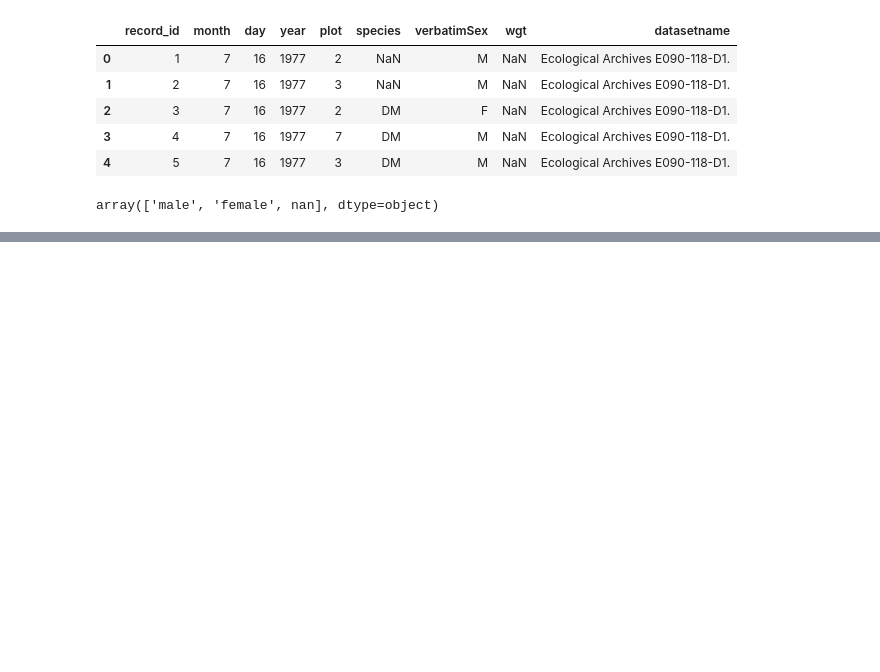
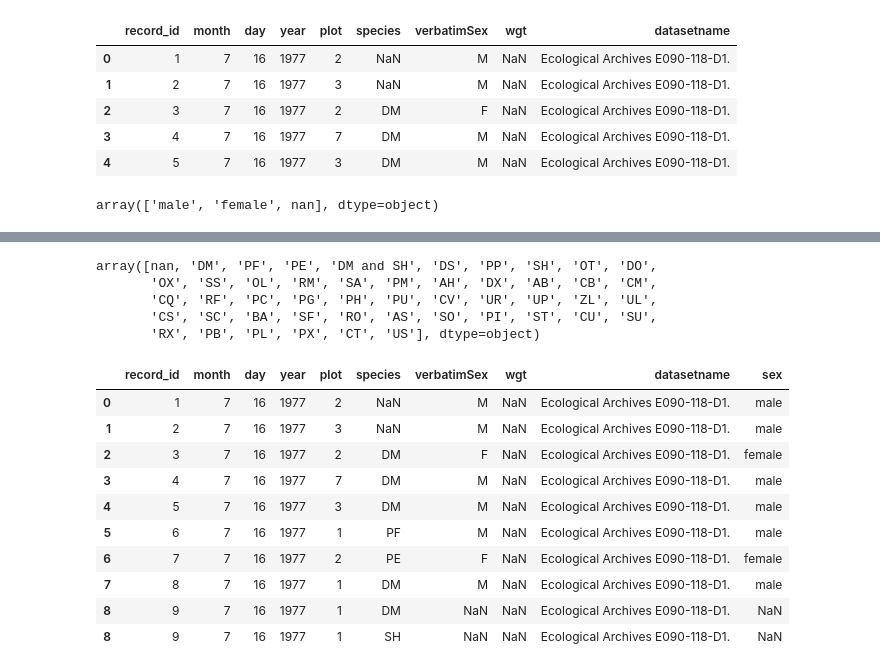
Before and after one commit to afedyanin/msu-data-analysis, a Jupyter notebook: notebooks/msu/ad-task-003.ipynb, the cells around one changed output, grey strips where cells are left out. Drawn from its saved outputs; the diff is of its cells as text; code cells hidden in the pictures; blank space fills up the shorter version.

```diff
--- a/notebooks/msu/ad-task-003.ipynb
+++ b/notebooks/msu/ad-task-003.ipynb
@@ -116,0 +124,50 @@ array(['male', 'female', nan], dtype=object)
+# %%
+survey_data["species"].unique()
+#survey_data.head(10)
+# %% [output]
+array([nan, 'DM', 'PF', 'PE', 'DM and SH', 'DS', 'PP', 'SH', 'OT', 'DO',
+       'OX', 'SS', 'OL', 'RM', 'SA', 'PM', 'AH', 'DX', 'AB', 'CB', 'CM',
+       'CQ', 'RF', 'PC', 'PG', 'PH', 'PU', 'CV', 'UR', 'UP', 'ZL', 'UL',
+       'CS', 'SC', 'BA', 'SF', 'RO', 'AS', 'SO', 'PI', 'ST', 'CU', 'SU',
+       'RX', 'PB', 'PL', 'PX', 'CT', 'US'], dtype=object)
+# %%
+def solve_double_field_entry(df, keyword="and", column="verbatimEventDate"):
+    """ Разделить по ключевому слову в столбце для перечисления и создать дополнительную запись
+
+    Параметры
+    ----------
+    df: pd.DataFrame
+    DataFrame с двойной записью поля в одном или нескольких значениях
+    keyword: str
+    слово/символ для разделения двойные записи в
+    column: имя столбца str
+    для разделения записей
+    """
+
+    df = df.copy() # copy the input DataFrame to avoid editing the original
+    df[column] = df[column].str.split(keyword)
+    df = df.explode(column)
+    df[column] = df[column].str.strip() # remove white space around the words
+    return df
+# %%
+'''
+УПРАЖНЕНИЕ 6
+Используйте функцию solve_double_field_entry, чтобы обновить данные обзора, отделив двойные записи.
+Сохраните результат как переменную survey_data_decoupled.
+'''
+
+survey_data_decoupled = solve_double_field_entry(survey_data, keyword = "and", column = "species")
+#survey_data_decoupled["species"].unique()
+survey_data_decoupled.head(10)
+# %% [output]
+|  | record_id | month | day | year | plot | species | verbatimSex | wgt | datasetname | sex |
+| 0 | 1 | 7 | 16 | 1977 | 2 | NaN | M | NaN | Ecological Archives E090-118-D1. | male |
+| 1 | 2 | 7 | 16 | 1977 | 3 | NaN | M | NaN | Ecological Archives E090-118-D1. | male |
+| 2 | 3 | 7 | 16 | 1977 | 2 | DM | F | NaN | Ecological Archives E090-118-D1. | female |
+| 3 | 4 | 7 | 16 | 1977 | 7 | DM | M | NaN | Ecological Archives E090-118-D1. | male |
+| 4 | 5 | 7 | 16 | 1977 | 3 | DM | M | NaN | Ecological Archives E090-118-D1. | male |
+| 5 | 6 | 7 | 16 | 1977 | 1 | PF | M | NaN | Ecological Archives E090-118-D1. | male |
+| 6 | 7 | 7 | 16 | 1977 | 2 | PE | F | NaN | Ecological Archives E090-118-D1. | female |
+| 7 | 8 | 7 | 16 | 1977 | 1 | DM | M | NaN | Ecological Archives E090-118-D1. | male |
+| 8 | 9 | 7 | 16 | 1977 | 1 | DM | NaN | NaN | Ecological Archives E090-118-D1. | NaN |
+| 8 | 9 | 7 | 16 | 1977 | 1 | SH | NaN | NaN | Ecological Archives E090-118-D1. | NaN |
```
Also changed, not shown: parts of 8 cells of this notebook, 1 other file.
